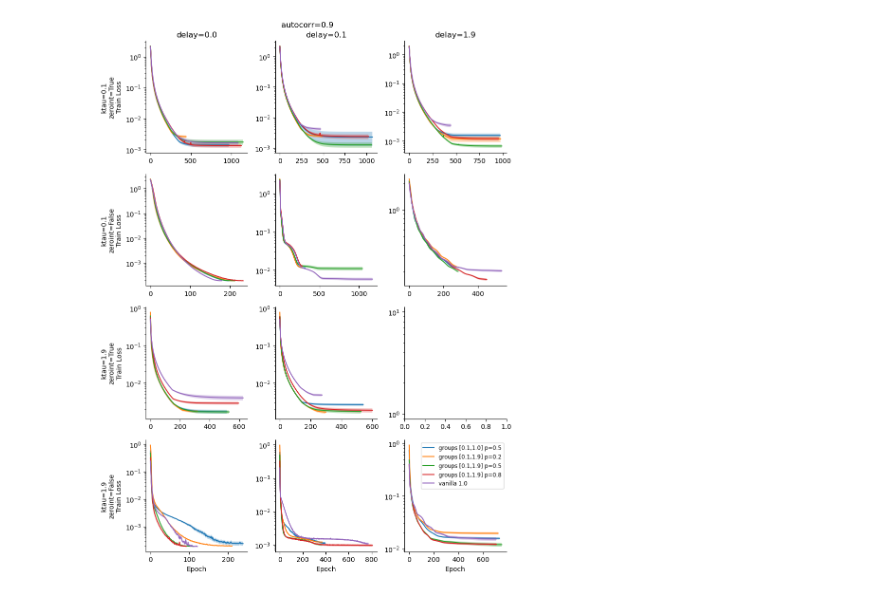
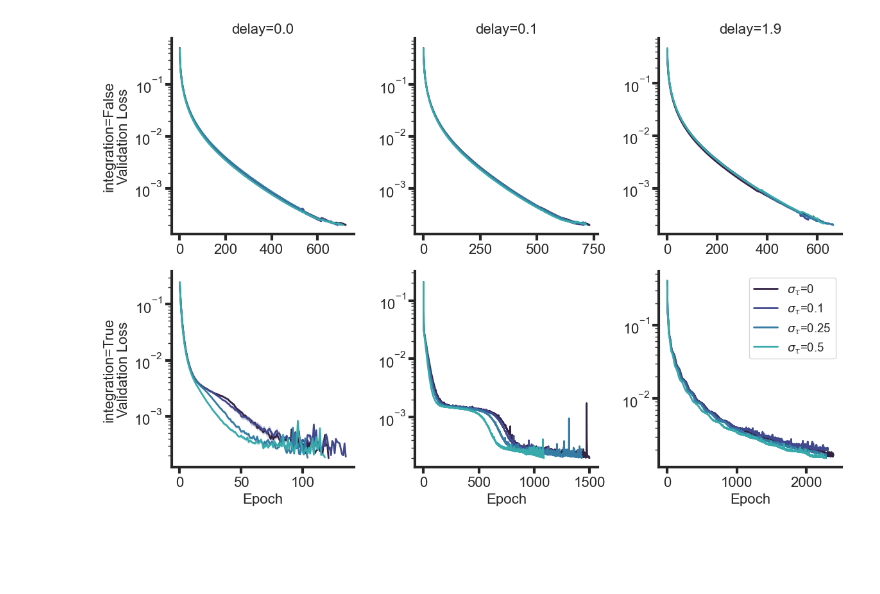
Before and after one commit to ahiggs13/timescale_RNN, a Jupyter notebook: notebooks/giga_analysis.ipynb, the cells around one changed output. Cells and saved outputs as stored; diff of their text form; code cells hidden in the pictures; blank space fills up the shorter version.

Commit message:
new model with special weight init

```diff
--- a/notebooks/giga_analysis.ipynb
+++ b/notebooks/giga_analysis.ipynb
@@ -88,4 +114,6 @@ for autocorr in autocorrs:
 # %%
+# 'Final' runs
+
 def get_subdirs_final(dir, autocorr, zero_integration, kernel_tau, read_delay, dist_type, **kwargs):
     """Return glob-matched subdirs for a given distribution type."""
     if dist_type == 'normal':
@@ -101,29 +129,30 @@ def get_subdirs_final(dir, autocorr, zero_integration, kernel_tau, read_delay, d
     return glob.glob(pattern)
 
 plot_configs = [
-    # dict(dist_type='normal',  eta=0.1,  label='normal eta=0.1'),
-    # dict(dist_type='normal',  eta=0.25, label='normal eta=0.25'),
-    # dict(dist_type='normal',  eta=0.5,  label='normal eta=0.5'),
-    dict(dist_type='groups',  tau=[0.1, 1.0],   prop=0.5, label='groups [0.1,1.0] p=0.5'),
-    dict(dist_type='groups',  tau=[0.1, 1.9], prop=0.2, label='groups [0.1,1.9] p=0.2'),
-    dict(dist_type='groups',  tau=[0.1, 1.9], prop=0.5, label='groups [0.1,1.9] p=0.5'),
-    dict(dist_type='groups',  tau=[0.1, 1.9], prop=0.8, label='groups [0.1,1.9] p=0.8'),
     # dict(dist_type='vanilla', tau=0.1, label='vanilla 0.1'),
-    dict(dist_type='vanilla', tau=1.0, label='vanilla 1.0'),
+    dict(dist_type='vanilla', tau=1.0, label=rf'$\sigma_\tau$=0'),
     # dict(dist_type='vanilla', tau=1.9, label='vanilla 1.9'),
+    dict(dist_type='normal',  eta=0.1,  label=rf'$\sigma_\tau$=0.1'),
+    dict(dist_type='normal',  eta=0.25, label=rf'$\sigma_\tau$=0.25'),
+    dict(dist_type='normal',  eta=0.5,  label=rf'$\sigma_\tau$=0.5'),
+    # dict(dist_type='groups',  tau=[0.1, 1.0],   prop=0.5, label='groups [0.1,1.0] p=0.5'),
+    # dict(dist_type='groups',  tau=[0.1, 1.9], prop=0.2, label='groups [0.1,1.9] p=0.2'),
+    # dict(dist_type='groups',  tau=[0.1, 1.9], prop=0.5, label='groups [0.1,1.9] p=0.5'),
+    # dict(dist_type='groups',  tau=[0.1, 1.9], prop=0.8, label='groups [0.1,1.9] p=0.8'),
 ]
 
 results_dir = '../rnn_results/final/'
 
-kernel_taus = [0.1, 1.9]
+kernel_taus = [1.9]
 read_delays = [0.0, 0.1, 1.9]
 autocorrs   = [0.9]
 zero_integration_flags = [True, False]
 
+cell_size = 4
+
 for autocorr in autocorrs:
     row_configs = [(kt, zi) for kt in kernel_taus for zi in zero_integration_flags]
     n_rows, n_cols = len(row_configs), len(read_delays)
-    cell_size = 3
     fig, axes = plt.subplots(n_rows, n_cols,
                              figsize=(n_cols * cell_size, n_rows * cell_size))
 
@@ -132,38 +161,46 @@ for autocorr in autocorrs:
             ax = axes[i, j]
 
             for cfg in plot_configs:
+
                 subdirs = get_subdirs_final(f'{results_dir}', autocorr, zeroint, kernel_tau, read_delay,
+                                      cfg['dist_type'], **{k: v for k, v in cfg.items()
+                                                           if k not in ('dist_type', 'label')})
+
+                if (kernel_tau==1.9) & (zeroint==True) & ((read_delay==1.9)):
+                    subdirs = get_subdirs_final('../rnn_results/final_missing/', autocorr, zeroint, kernel_tau, read_delay,
                                       cfg['dist_type'], **{k: v for k, v in cfg.items()
                                                            if k not in ('dist_type', 'label')})
 
                 if not subdirs:
                     continue
 
-                train_losses = [np.load(os.path.join(s, 'val_losses.npy')) for s in subdirs]
+                train_losses = [np.load(os.path.join(s, 'val_losses.npy')) for s in subdirs] # val_loss
+                # train_losses = [np.load(os.path.join(s, 'weight_change_norm.npy')) for s in subdirs] # wcn
+
                 max_len = max(len(x) for x in train_losses)
-                padded = np.array([np.pad(x, (0, max_len - len(x)), mode='edge')
+                padded = np.array([np.pad(x, (0, max_len - len(x)), mode='constant',constant_values=(np.nan,))
                                    for x in train_losses])
 
-                mean, std = padded.mean(axis=0), padded.std(axis=0)
+                mean, std = np.nanmean(padded, axis=0), np.nanstd(padded, axis=0)
                 ax.plot(mean, label=cfg['label'])
                 ax.fill_between(np.arange(max_len),
                                 mean - std / np.sqrt(len(subdirs)),
                                 mean + std / np.sqrt(len(subdirs)),
                                 alpha=0.3)
 
-            ax.spines[['top', 'right']].set_visible(False)
             ax.set_yscale('log')
 
             if i == 0:
                 ax.set_title(f'delay={read_delay}')
             if j == 0:
-                ax.set_ylabel(f'ktau={kernel_tau}\nzeroint={zeroint}\nTrain Loss')
+                ax.set_ylabel(f'integration={not zeroint}\nValidation Loss')
+                # ax.set_ylabel(r"$\frac{\|W - W_0\|}{\|W_0\|}$",rotation=0)
             if i == n_rows - 1:
                 ax.set_xlabel('Epoch')
 
     handles, labels = axes[0, 0].get_legend_handles_labels()
     axes[-1, -1].legend(handles, labels, fontsize='small')
-    fig.suptitle(f'autocorr={autocorr}')
+    # fig.suptitle(f'autocorr={autocorr}')
     plt.tight_layout()
 # %% [output]
-[figure, old version]
+[figure, new version]
```
Also changed, not shown: parts of 4 cells of this notebook, 4 other files.
